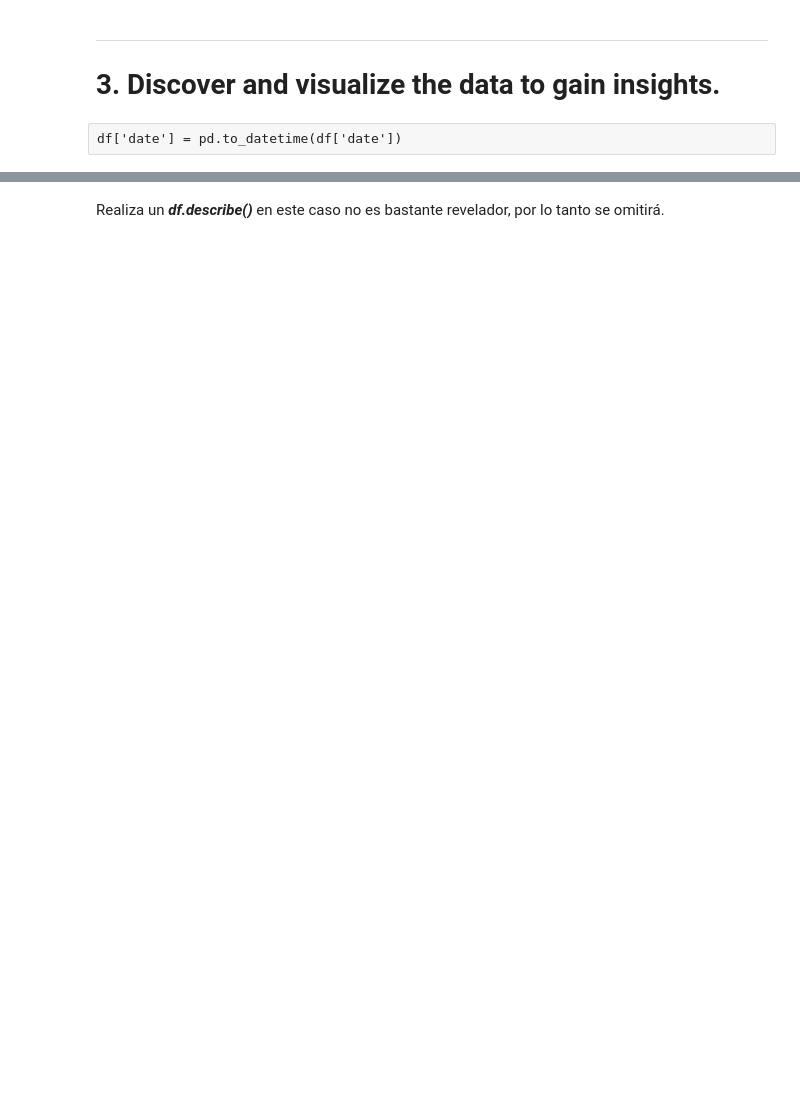
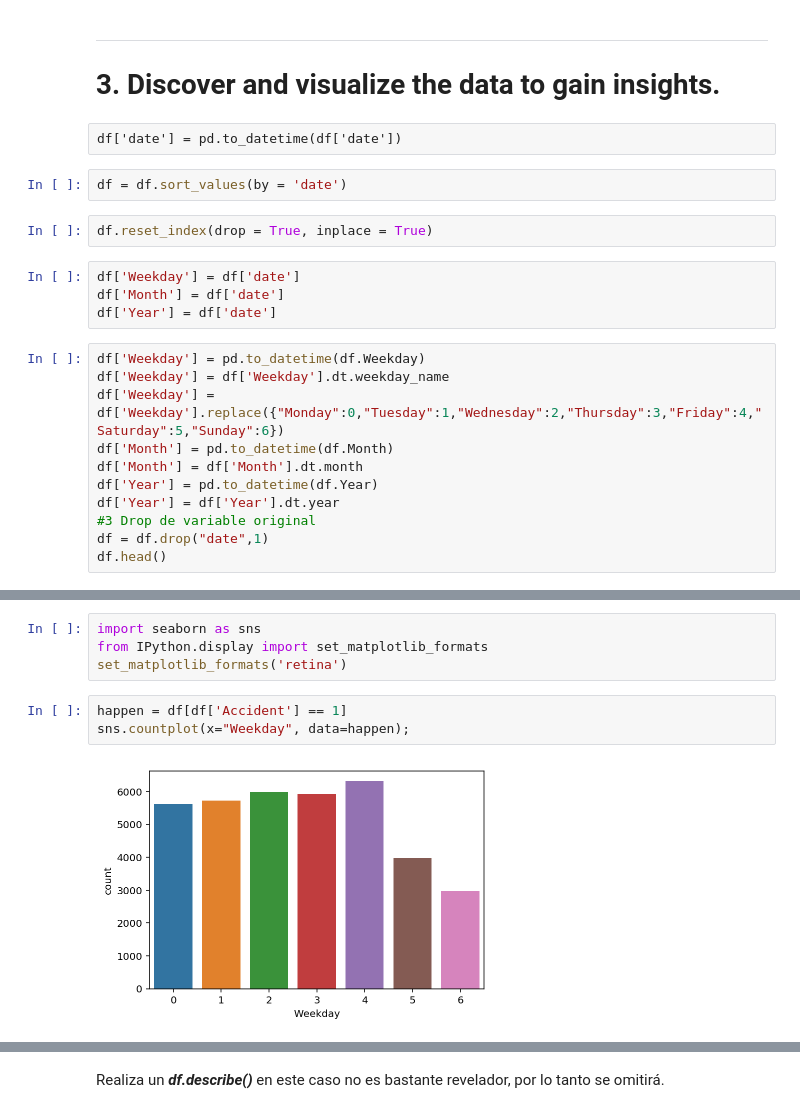
Before and after one commit to AlanItzep/JupyterGH, a Jupyter notebook: PRACTICA.ipynb, the cells around one changed output, grey strips where cells are left out. Drawn from its saved outputs; the diff is of its cells as text; blank space fills up the shorter version.

```diff
--- a/PRACTICA.ipynb
+++ b/PRACTICA.ipynb
@@ -33,3 +33,22 @@ df = pd.read_csv('dataset.csv')
 # 3. Discover and visualize the data to gain insights.
 # %% [raw]
 df['date'] = pd.to_datetime(df['date'])
+# %%
+df = df.sort_values(by = 'date')
+# %%
+df.reset_index(drop = True, inplace = True)
+# %%
+df['Weekday'] = df['date']
+df['Month'] = df['date']
+df['Year'] = df['date']
+# %%
+df['Weekday'] = pd.to_datetime(df.Weekday)
+df['Weekday'] = df['Weekday'].dt.weekday_name
+df['Weekday'] = df['Weekday'].replace({"Monday":0,"Tuesday":1,"Wednesday":2,"Thursday":3,"Friday":4,"Saturday":5,"Sunday":6})
+df['Month'] = pd.to_datetime(df.Month)
+df['Month'] = df['Month'].dt.month
+df['Year'] = pd.to_datetime(df.Year)
+df['Year'] = df['Year'].dt.year
+#3 Drop de variable original
+df = df.drop("date",1)
+df.head()
@@ -35,0 +86,9 @@ df['date'] = pd.to_datetime(df['date'])
+# %%
+import seaborn as sns
+from IPython.display import set_matplotlib_formats
+set_matplotlib_formats('retina')
+# %%
+happen = df[df['Accident'] == 1]
+sns.countplot(x="Weekday", data=happen);
+# %% [output]
+[figure, added]
```
Also changed, not shown: parts of 115 cells of this notebook, 2 other files.
